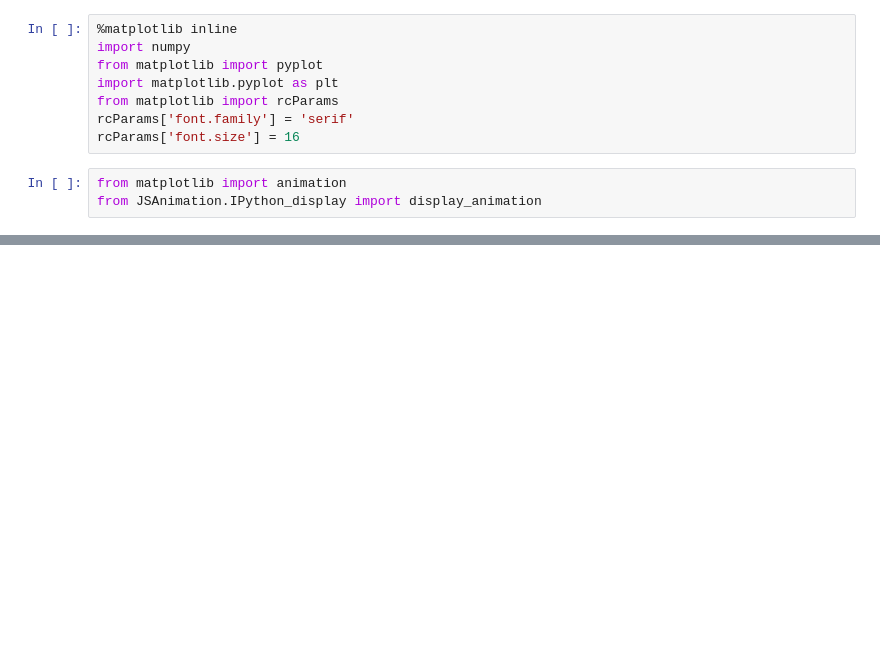
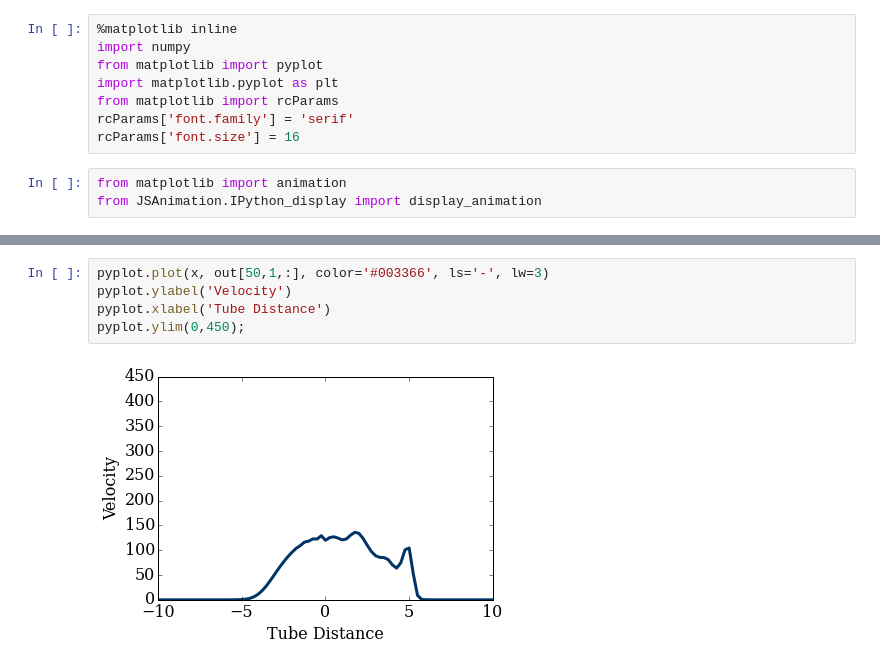
Before and after one commit to Pythonidae1/hw, a Jupyter notebook: GRADED_HW_Sods_Test.ipynb, the cells around one changed output, grey strips where cells are left out. Drawn from its saved outputs; the diff is of its cells as text; blank space fills up the shorter version.

```diff
--- a/GRADED_HW_Sods_Test.ipynb
+++ b/GRADED_HW_Sods_Test.ipynb
@@ -169,0 +107,7 @@ pyplot.ylim(0,1.01);
+# %%
+pyplot.plot(x, out[50,1,:], color='#003366', ls='-', lw=3)
+pyplot.ylabel('Velocity')
+pyplot.xlabel('Tube Distance')
+pyplot.ylim(0,450);
+# %% [output]
+[figure, added]
```
Also changed, not shown: parts of 14 cells of this notebook, 1 other file.
